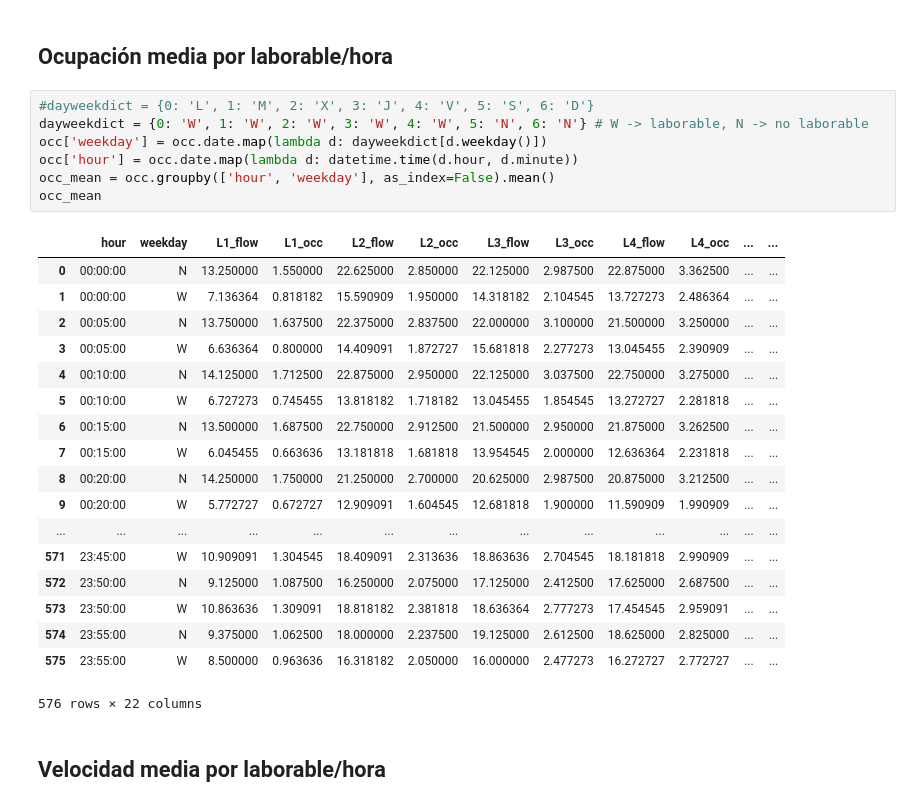
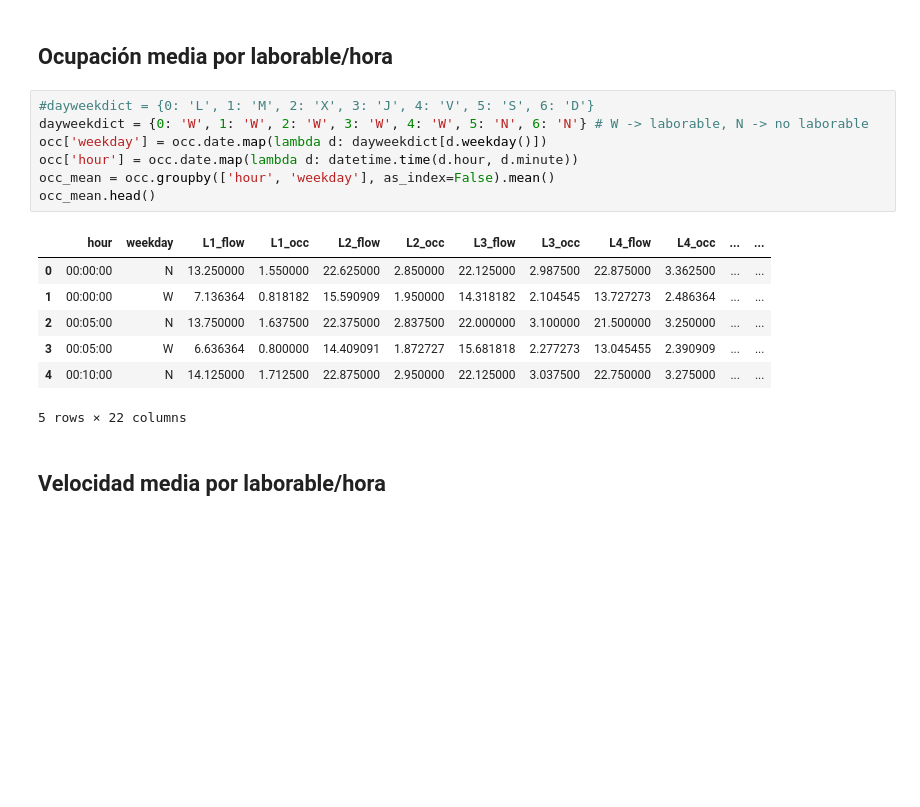
Before and after one commit to jjmerchante/code_for_ITS, a Jupyter notebook: code/accidentes_vs_trafico.ipynb, the cells around one changed output. Saved outputs shown, nothing was run; the diff lists cells and outputs as text; blank space fills up the shorter version.

```diff
--- a/code/accidentes_vs_trafico.ipynb
+++ b/code/accidentes_vs_trafico.ipynb
@@ -155,29 +131,18 @@ occ['distance'] = occ['distance'].replace(np.inf, 500)
 # %%
 #dayweekdict = {0: 'L', 1: 'M', 2: 'X', 3: 'J', 4: 'V', 5: 'S', 6: 'D'}
 dayweekdict = {0: 'W', 1: 'W', 2: 'W', 3: 'W', 4: 'W', 5: 'N', 6: 'N'} # W -> laborable, N -> no laborable
 occ['weekday'] = occ.date.map(lambda d: dayweekdict[d.weekday()])
 occ['hour'] = occ.date.map(lambda d: datetime.time(d.hour, d.minute))
 occ_mean = occ.groupby(['hour', 'weekday'], as_index=False).mean()
-occ_mean
+occ_mean.head()
 # %% [output]
 |  | hour | weekday | L1_flow | L1_occ | L2_flow | L2_occ | L3_flow | L3_occ | L4_flow | L4_occ | ... | ... |
 | 0 | 00:00:00 | N | 13.250000 | 1.550000 | 22.625000 | 2.850000 | 22.125000 | 2.987500 | 22.875000 | 3.362500 | ... | ... |
 | 1 | 00:00:00 | W | 7.136364 | 0.818182 | 15.590909 | 1.950000 | 14.318182 | 2.104545 | 13.727273 | 2.486364 | ... | ... |
 | 2 | 00:05:00 | N | 13.750000 | 1.637500 | 22.375000 | 2.837500 | 22.000000 | 3.100000 | 21.500000 | 3.250000 | ... | ... |
 | 3 | 00:05:00 | W | 6.636364 | 0.800000 | 14.409091 | 1.872727 | 15.681818 | 2.277273 | 13.045455 | 2.390909 | ... | ... |
 | 4 | 00:10:00 | N | 14.125000 | 1.712500 | 22.875000 | 2.950000 | 22.125000 | 3.037500 | 22.750000 | 3.275000 | ... | ... |
-| 5 | 00:10:00 | W | 6.727273 | 0.745455 | 13.818182 | 1.718182 | 13.045455 | 1.854545 | 13.272727 | 2.281818 | ... | ... |
-| 6 | 00:15:00 | N | 13.500000 | 1.687500 | 22.750000 | 2.912500 | 21.500000 | 2.950000 | 21.875000 | 3.262500 | ... | ... |
-| 7 | 00:15:00 | W | 6.045455 | 0.663636 | 13.181818 | 1.681818 | 13.954545 | 2.000000 | 12.636364 | 2.231818 | ... | ... |
-| 8 | 00:20:00 | N | 14.250000 | 1.750000 | 21.250000 | 2.700000 | 20.625000 | 2.987500 | 20.875000 | 3.212500 | ... | ... |
-| 9 | 00:20:00 | W | 5.772727 | 0.672727 | 12.909091 | 1.604545 | 12.681818 | 1.900000 | 11.590909 | 1.990909 | ... | ... |
-| ... | ... | ... | ... | ... | ... | ... | ... | ... | ... | ... | ... | ... |
-| 571 | 23:45:00 | W | 10.909091 | 1.304545 | 18.409091 | 2.313636 | 18.863636 | 2.704545 | 18.181818 | 2.990909 | ... | ... |
-| 572 | 23:50:00 | N | 9.125000 | 1.087500 | 16.250000 | 2.075000 | 17.125000 | 2.412500 | 17.625000 | 2.687500 | ... | ... |
-| 573 | 23:50:00 | W | 10.863636 | 1.309091 | 18.818182 | 2.381818 | 18.636364 | 2.777273 | 17.454545 | 2.959091 | ... | ... |
-| 574 | 23:55:00 | N | 9.375000 | 1.062500 | 18.000000 | 2.237500 | 19.125000 | 2.612500 | 18.625000 | 2.825000 | ... | ... |
-| 575 | 23:55:00 | W | 8.500000 | 0.963636 | 16.318182 | 2.050000 | 16.000000 | 2.477273 | 16.272727 | 2.772727 | ... | ... |
-576 rows × 22 columns
+5 rows × 22 columns
 # %% [markdown]
 ## Velocidad media por laborable/hora
 # %%
```
Also changed, not shown: parts of 10 cells of this notebook.
